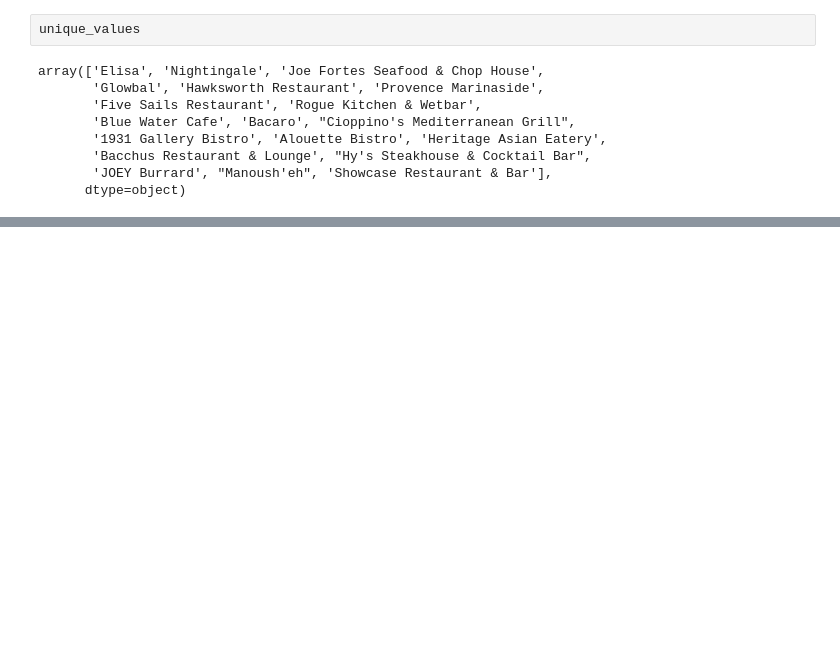
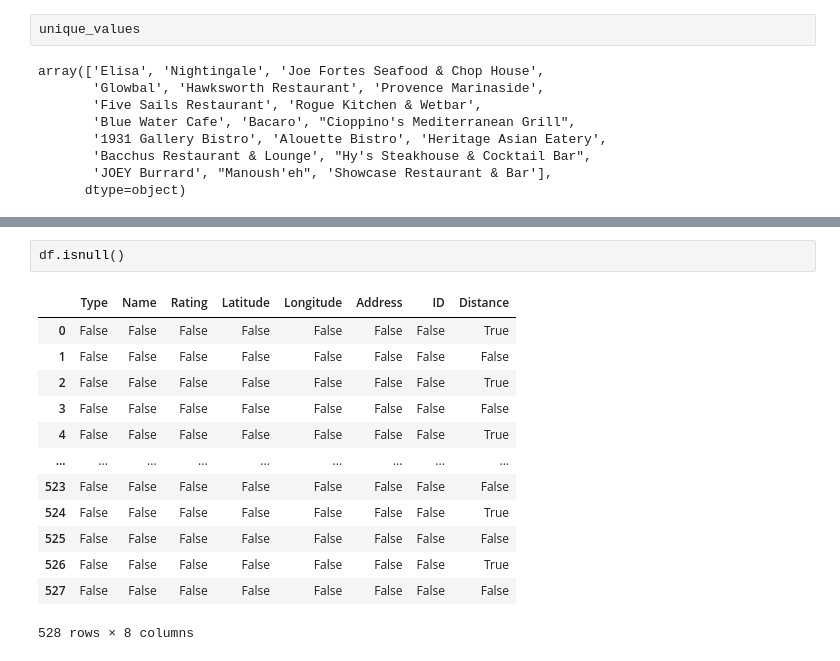
Before and after one commit to BNDT4Sen/Mid-Term-Project-Competitor-Analysis, a Jupyter notebook: API_Data/Combinned_Venues.ipynb, the cells around one changed output, grey strips where cells are left out. Saved outputs shown, nothing was run; the diff lists cells and outputs as text; blank space fills up the shorter version.

```diff
--- a/API_Data/Combinned_Venues.ipynb
+++ b/API_Data/Combinned_Venues.ipynb
@@ -62,0 +198,16 @@ array(['Elisa', 'Nightingale', 'Joe Fortes Seafood & Chop House',
+# %%
+df.isnull()
+# %% [output]
+|  | Type | Name | Rating | Latitude | Longitude | Address | ID | Distance |
+| 0 | False | False | False | False | False | False | False | True |
+| 1 | False | False | False | False | False | False | False | False |
+| 2 | False | False | False | False | False | False | False | True |
+| 3 | False | False | False | False | False | False | False | False |
+| 4 | False | False | False | False | False | False | False | True |
+| ... | ... | ... | ... | ... | ... | ... | ... | ... |
+| 523 | False | False | False | False | False | False | False | False |
+| 524 | False | False | False | False | False | False | False | True |
+| 525 | False | False | False | False | False | False | False | False |
+| 526 | False | False | False | False | False | False | False | True |
+| 527 | False | False | False | False | False | False | False | False |
+528 rows × 8 columns
```
Also changed, not shown: parts of 11 cells of this notebook, 5 other files.
